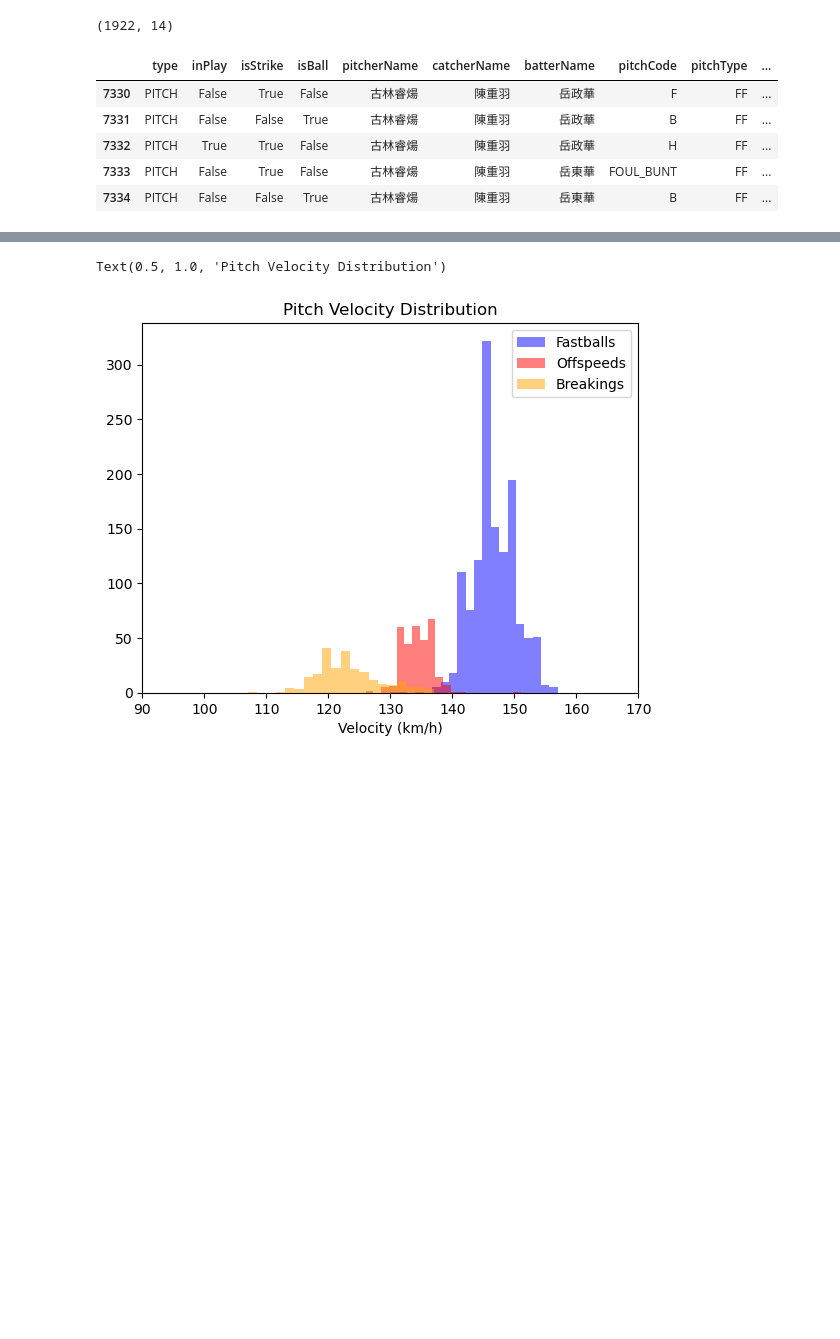
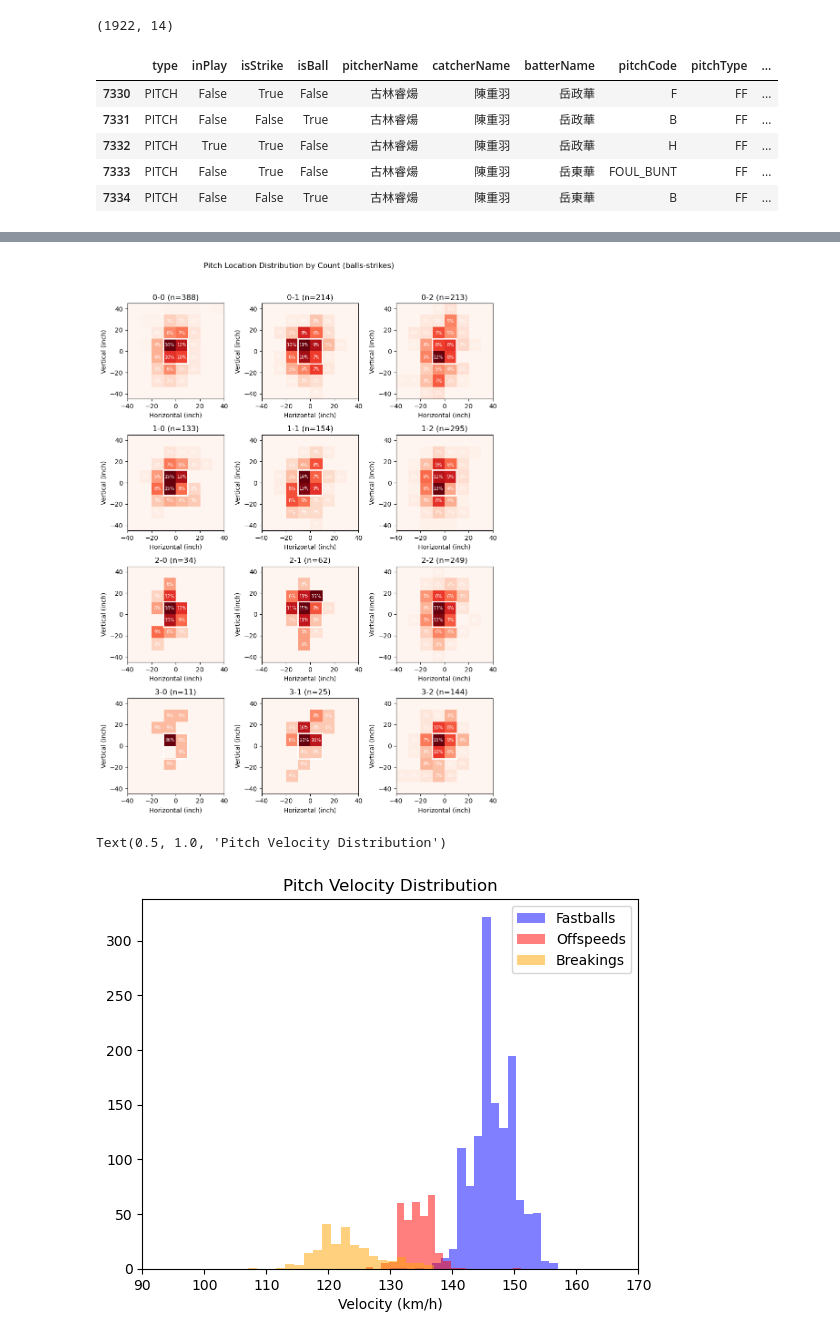
Before and after one commit to hyp0515/cpbl_data_analysis, a Jupyter notebook: pitch_accumulation.ipynb, the cells around one changed output, grey strips where cells are left out. Saved outputs shown, nothing was run; the diff lists cells and outputs as text; code cells hidden in the pictures; blank space fills up the shorter version.

```diff
--- a/pitch_accumulation.ipynb
+++ b/pitch_accumulation.ipynb
@@ -30,7 +30,8 @@ events['coordX'] = events['coordX'] * 0.5 * 0.3937  # convert cm to inches and s
 events['coordY'] = events['coordY'] * 0.5 * 0.3937  # convert cm to inches and scale Y
 # %%
 ### filter out non-PITCH type
-test_events = events[(events['pitcherName'] == '古林睿煬') & (events['type'] == 'PITCH')]
+test_events = events[((events['pitcherName'] == '古林睿煬')) & (events['type'] == 'PITCH')]
+# test_events = events[((events['batterName'] == '魔鷹')) & (events['type'] == 'PITCH')]
 # %%
 print(test_events.shape)
 test_events.head()
@@ -83,3 +92,88 @@ plt.show()
+# %%
+# reconstruct pitch counts (balls-strikes) per pitch and plot 12 heatmaps for counts 0-0 .. 3-2
+# uses existing variables: events, test_events, _plot_pitch_heatmap, strike_zone_width/height, strike_zone
+
+def assign_counts_to_pitches(df):
+    # iterate rows in order and track balls/strikes for the current plate appearance
+    balls = 0
+    strikes = 0
+    records = []
+    for idx, row in df.sort_index().iterrows():
+        if row.get('type') != 'PITCH':
+            # ignore non-pitch rows for assignment, but if they indicate PA boundary we could reset;
+            # we keep simple behavior (resets will happen on inPlay/PA markers below)
+            continue
+
+        # record count before this pitch
+        records.append((idx, balls, strikes))
+
+        # update counts based on pitch outcome flags (simple, robust heuristics)
+        is_ball = bool(row.get('isBall', False))
+        is_strike = bool(row.get('isStrike', False))
+        in_play = bool(row.get('inPlay', False))
+
+        # ball increments balls
+        if is_ball and not is_strike:
+            balls += 1
+        # strike increments strikes (but fouls shouldn't push above 2)
+        elif is_strike and not is_ball:
+            # only increment on non-inplay strikes; fouls often set isStrike True but rules cap at 2
+            if not in_play and strikes < 2:
+                strikes += 1
+
+        # if the pitch resulted in the ball being put in play or runners indicate a PA event, end the plate appearance
+        runners = row.get('runners', [])
+        pa_marker = False
+        if isinstance(runners, list):
+            for r in runners:
+                if isinstance(r, dict) and r.get('type') == 'PA':
+                    pa_marker = True
+                    break
+
+        if in_play or pa_marker or balls >= 4 or strikes >= 3:
+            balls = 0
+            strikes = 0
+
+    # build a small DataFrame keyed by original index
+    counts_df = pd.DataFrame(records, columns=['index', 'balls', 'strikes']).set_index('index')
+    return counts_df
+
+# assign counts to all pitch rows
+counts_df = assign_counts_to_pitches(events)
+
+# merge counts into the pitches DataFrame we want to plot (test_events is already filtered to the pitcher/type)
+# ensure indices align (counts_df contains only indices for PITCH rows)
+pe = test_events.copy()
+pe = pe.join(counts_df, how='left')  # balls/strikes will be NaN if reconstruction failed for some rows
+
+# fill missing with 0-0 to avoid issues (or drop NaNs if preferred)
+pe['balls'] = pe['balls'].fillna(0).astype(int)
+pe['strikes'] = pe['strikes'].fillna(0).astype(int)
+
+# prepare plotting grid: 4 rows (balls 0..3) x 3 cols (strikes 0..2)
+n_balls = 4
+n_strikes = 3
+fig, axes = plt.subplots(n_balls, n_strikes, figsize=(3*n_strikes, 3*n_balls), tight_layout=True)
+
+# loop and plot each count
+for b in range(n_balls):
+    for s in range(n_strikes):
+        ax = axes[b, s] if (n_balls > 1 and n_strikes > 1) else axes[max(b, s)]
+        subset = pe[(pe['balls'] == b) & (pe['strikes'] == s)]
+        x = subset['coordX'].to_numpy()
+        y = subset['coordY'].to_numpy()
+        title = f"{b}-{s} (n={len(subset)})"
+        _plot_pitch_heatmap(x, y, ax, title, bins=8, range_x=(-40,40), range_y=(-45,45), annotate_frac=0.03)
+
+# label outer axes nicely
+for ax in axes.flatten():
+    ax.set_xlabel('Horizontal (inch)')
+    ax.set_ylabel('Vertical (inch)')
+
+fig.suptitle("Pitch Location Distribution by Count (balls-strikes)", y=1.02)
+plt.show()
+# %% [output]
+[figure, added]
 # %%
 _fastball_tokens = {'FF', 'SI', 'FC'} # four-seam, sinker, cutter
 _offspeed_tokens = {'CH', 'FO', 'FS', 'KN', 'EP'} # changeup, forkball, split-finger, knuckleball
```
Also changed, not shown: parts of 8 cells of this notebook, 6 other files.
